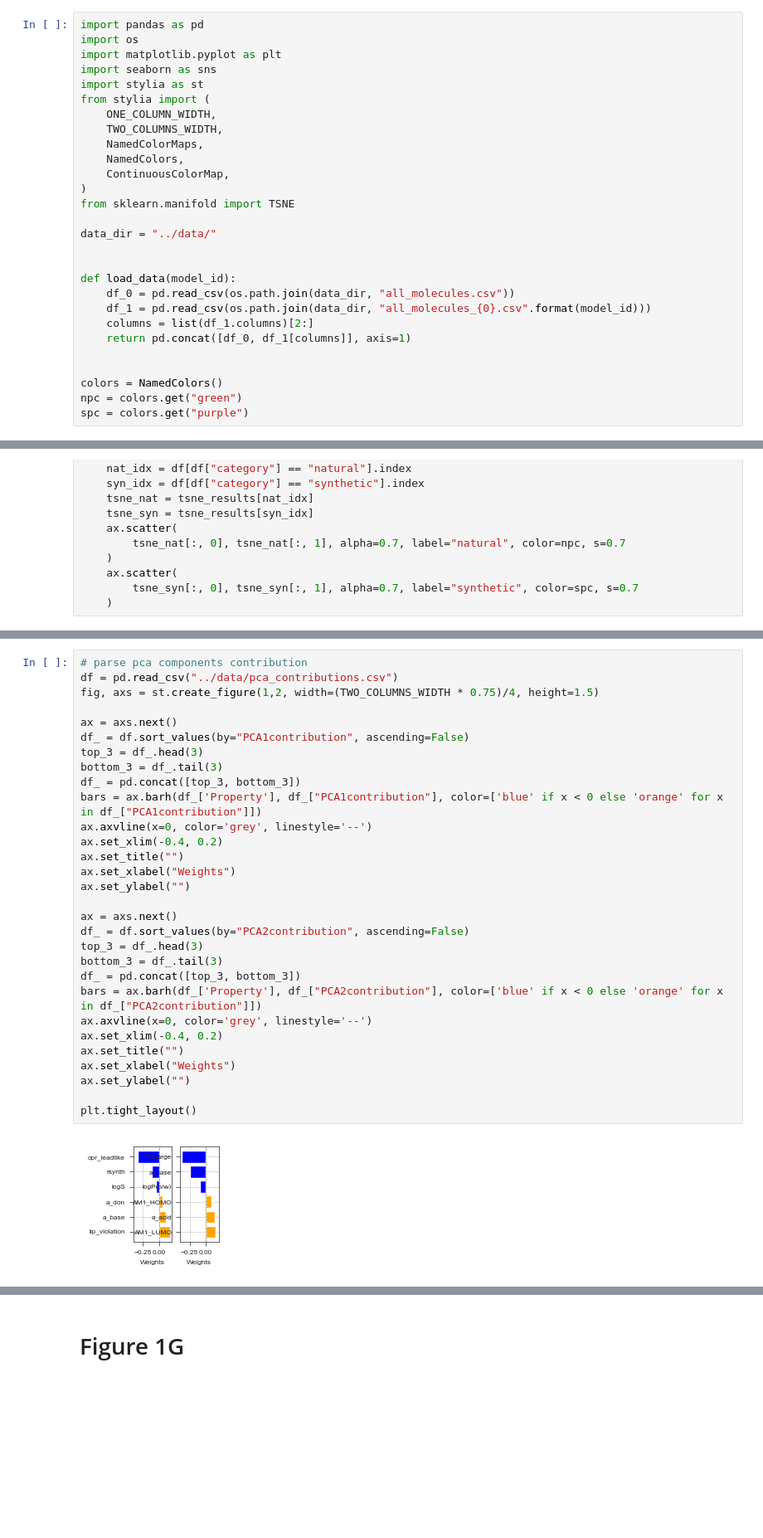
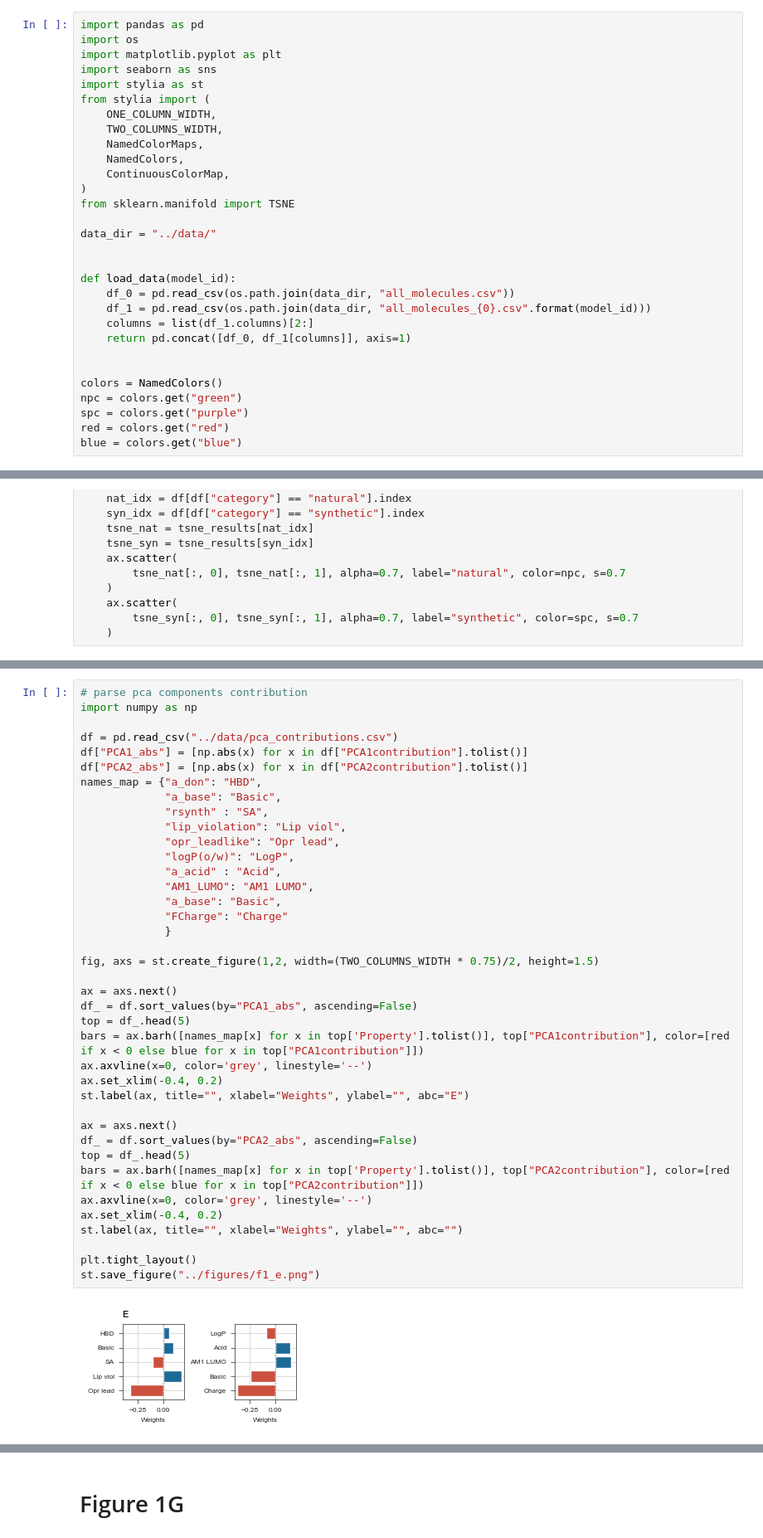
Before and after one commit to ersilia-os/sars-cov-2-chemspace, a Jupyter notebook: notebooks/04_Figure1.ipynb, the cells around one changed output, grey strips where cells are left out. Shown: that part at 83% size. Saved outputs shown, nothing was run; the diff lists cells and outputs as text; blank space fills up the shorter version.

```diff
--- a/notebooks/04_Figure1.ipynb
+++ b/notebooks/04_Figure1.ipynb
@@ -26,6 +26,8 @@ def load_data(model_id):
 colors = NamedColors()
 npc = colors.get("green")
 spc = colors.get("purple")
+red = colors.get("red")
+blue = colors.get("blue")
 # %% [markdown]
 # Figure 1A,B,C
 # %%
@@ -308,32 +233,41 @@ moe_data = ['AM1_HF','AM1_HOMO','AM1_IP','AM1_LUMO','AM1_dipole','ASA','ASA_H','
 # %%
 # parse pca components contribution
+import numpy as np
+
 df = pd.read_csv("../data/pca_contributions.csv")
-fig, axs = st.create_figure(1,2, width=(TWO_COLUMNS_WIDTH * 0.75)/4, height=1.5)
+df["PCA1_abs"] = [np.abs(x) for x in df["PCA1contribution"].tolist()]
+df["PCA2_abs"] = [np.abs(x) for x in df["PCA2contribution"].tolist()]
+names_map = {"a_don": "HBD",
+             "a_base": "Basic",
+             "rsynth" : "SA",
+             "lip_violation": "Lip viol",
+             "opr_leadlike": "Opr lead",
+             "logP(o/w)": "LogP",
+             "a_acid" : "Acid",
+             "AM1_LUMO": "AM1 LUMO",
+             "a_base": "Basic",
+             "FCharge": "Charge"
+             }
+
+fig, axs = st.create_figure(1,2, width=(TWO_COLUMNS_WIDTH * 0.75)/2, height=1.5)
 
 ax = axs.next()
-df_ = df.sort_values(by="PCA1contribution", ascending=False)
-top_3 = df_.head(3)
-bottom_3 = df_.tail(3)
-df_ = pd.concat([top_3, bottom_3])
-bars = ax.barh(df_['Property'], df_["PCA1contribution"], color=['blue' if x < 0 else 'orange' for x in df_["PCA1contribution"]])
+df_ = df.sort_values(by="PCA1_abs", ascending=False)
+top = df_.head(5)
+bars = ax.barh([names_map[x] for x in top['Property'].tolist()], top["PCA1contribution"], color=[red if x < 0 else blue for x in top["PCA1contribution"]])
 ax.axvline(x=0, color='grey', linestyle='--')
 ax.set_xlim(-0.4, 0.2)
-ax.set_title("")
-ax.set_xlabel("Weights")
-ax.set_ylabel("")
+st.label(ax, title="", xlabel="Weights", ylabel="", abc="E")
 
 ax = axs.next()
-df_ = df.sort_values(by="PCA2contribution", ascending=False)
-top_3 = df_.head(3)
-bottom_3 = df_.tail(3)
-df_ = pd.concat([top_3, bottom_3])
-bars = ax.barh(df_['Property'], df_["PCA2contribution"], color=['blue' if x < 0 else 'orange' for x in df_["PCA2contribution"]])
+df_ = df.sort_values(by="PCA2_abs", ascending=False)
+top = df_.head(5)
+bars = ax.barh([names_map[x] for x in top['Property'].tolist()], top["PCA2contribution"], color=[red if x < 0 else blue for x in top["PCA2contribution"]])
 ax.axvline(x=0, color='grey', linestyle='--')
 ax.set_xlim(-0.4, 0.2)
-ax.set_title("")
-ax.set_xlabel("Weights")
-ax.set_ylabel("")
+st.label(ax, title="", xlabel="Weights", ylabel="", abc="")
 
 plt.tight_layout()
+st.save_figure("../figures/f1_e.png")
 # %% [output]
-[figure, old version]
+[figure, new version]
```
Also changed, not shown: parts of 8 cells of this notebook, 7 other files.
